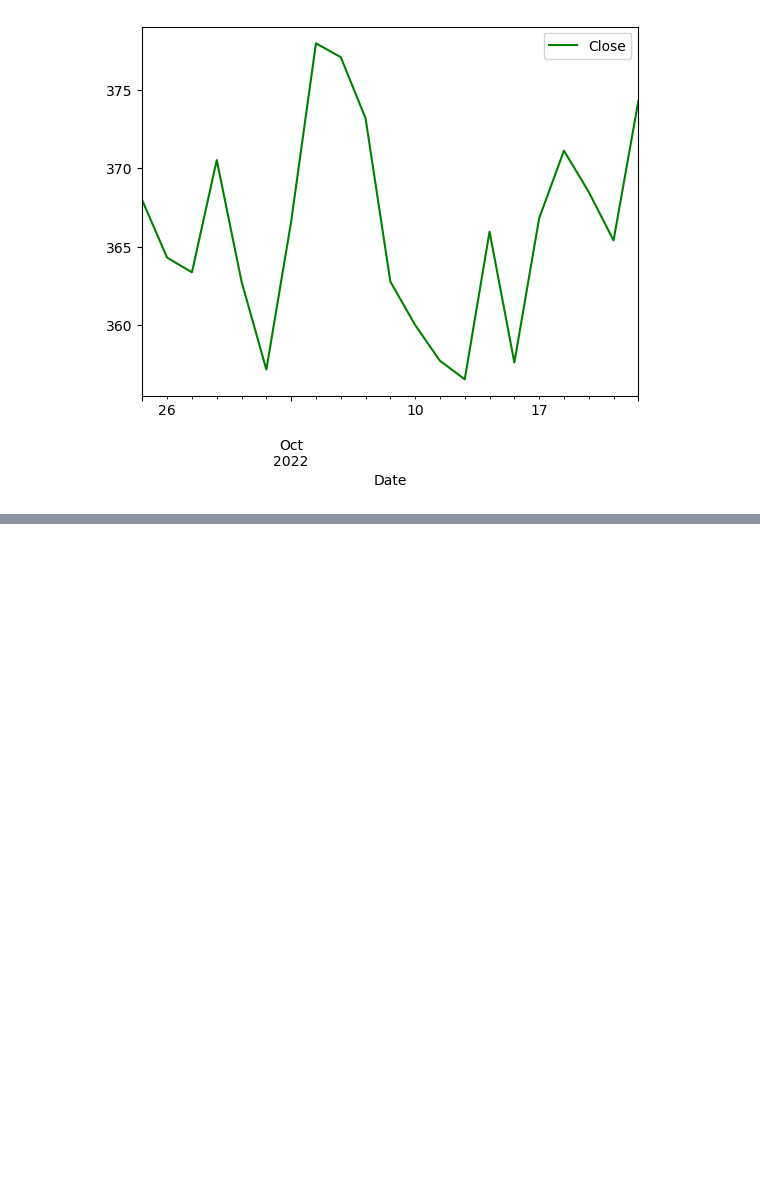
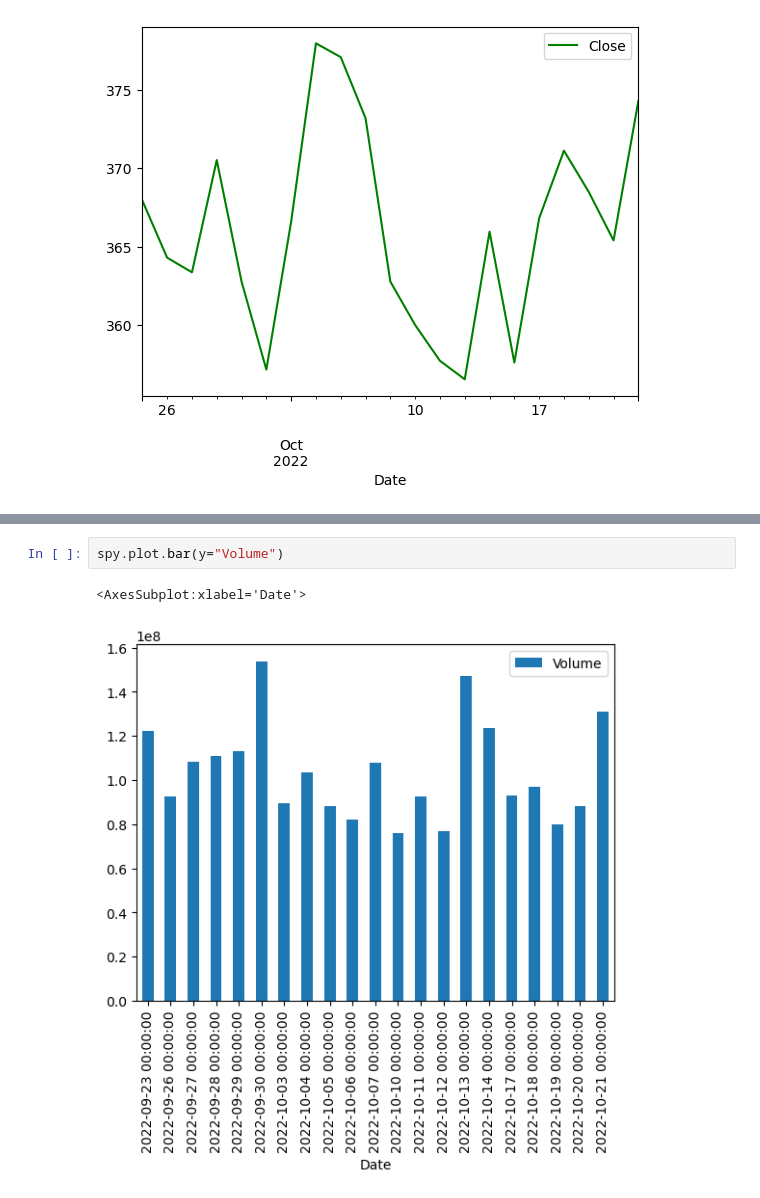
Before and after one commit to cthacker-udel/MLIntro, a Jupyter notebook: practice1.ipynb, the cells around one changed output, grey strips where cells are left out. Saved outputs shown, nothing was run; the diff lists cells and outputs as text; blank space fills up the shorter version.

Commit message:
[master] Updated with extra chart

```diff
--- a/practice1.ipynb
+++ b/practice1.ipynb
@@ -34,0 +45,5 @@ spy.plot(y="Close", color="Green")
+# %%
+spy.plot.bar(y="Volume")
+# %% [output]
+<AxesSubplot:xlabel='Date'>
+[figure, added]
```
Also changed, not shown: parts of 1 cell of this notebook.
